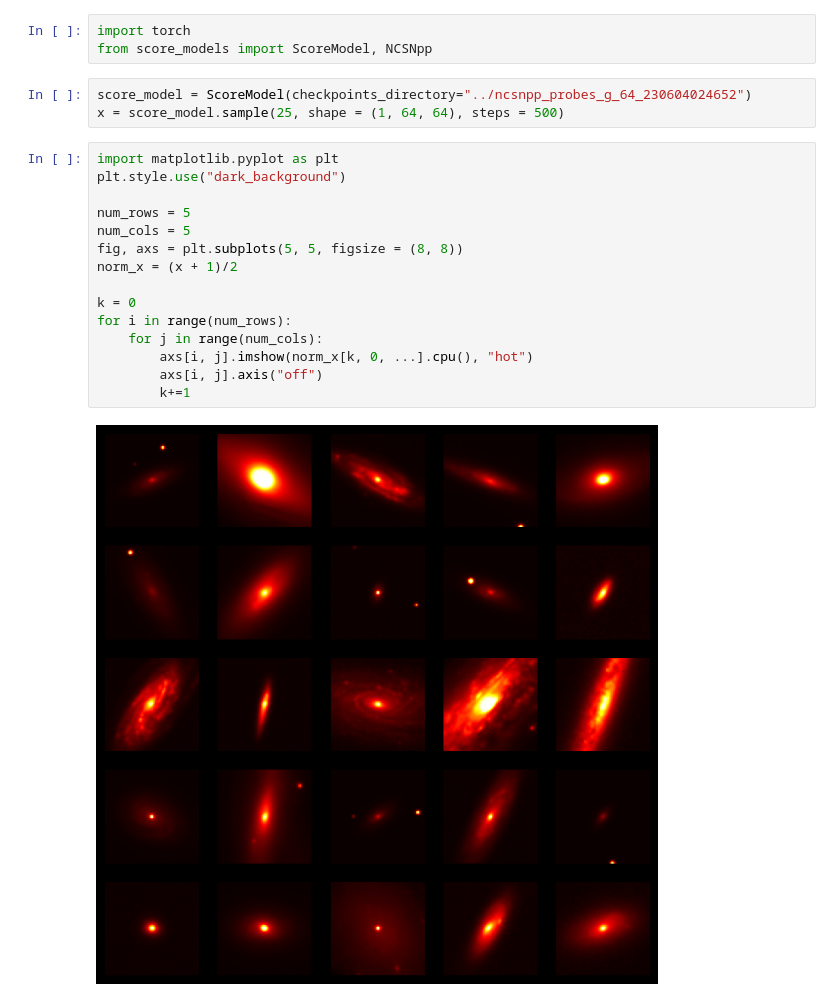
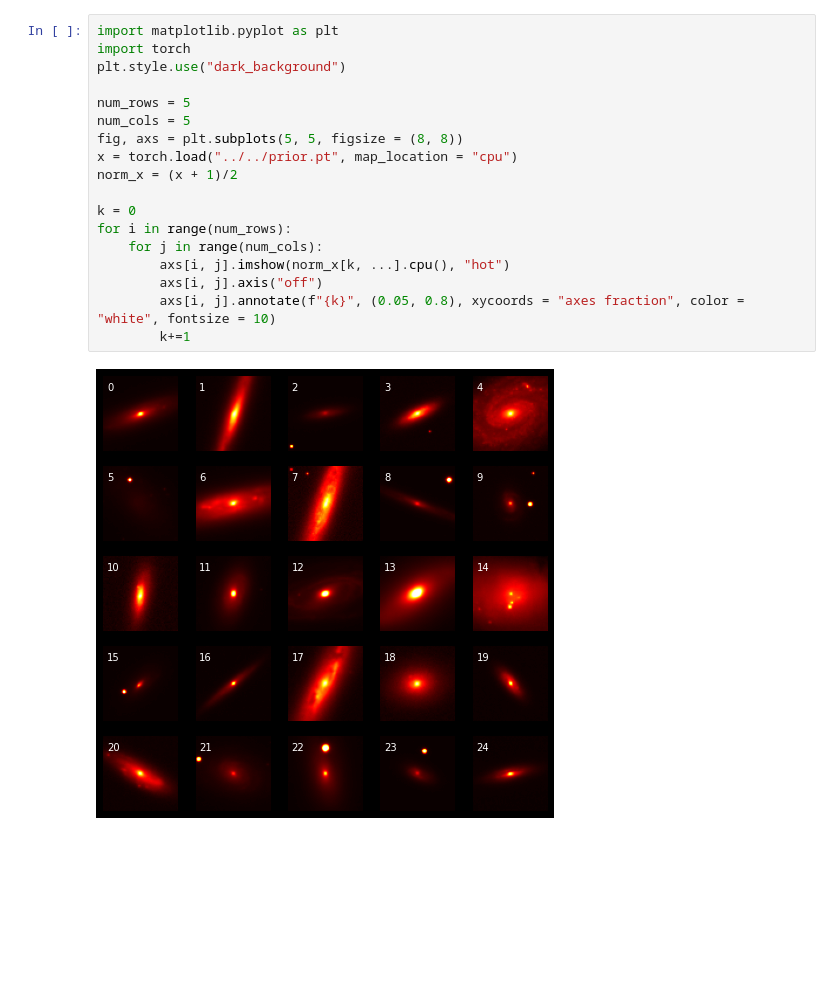
Before and after one commit to EnceladeCandy/diffusion-radio-astronomy, a Jupyter notebook: notebooks/sampling_prior.ipynb, the cells around one changed output. Drawn from its saved outputs; the diff is of its cells as text; blank space fills up the shorter version.

Commit message:
Just viewing the prior samples now

```diff
--- a/notebooks/sampling_prior.ipynb
+++ b/notebooks/sampling_prior.ipynb
@@ -1,23 +1,20 @@
-# %%
-import torch
-from score_models import ScoreModel, NCSNpp
-# %%
-score_model = ScoreModel(checkpoints_directory="../ncsnpp_probes_g_64_230604024652")
-x = score_model.sample(25, shape = (1, 64, 64), steps = 500)
 # %%
 import matplotlib.pyplot as plt
+import torch
 plt.style.use("dark_background")
 
 num_rows = 5
 num_cols = 5
 fig, axs = plt.subplots(5, 5, figsize = (8, 8))
+x = torch.load("../../prior.pt", map_location = "cpu")
 norm_x = (x + 1)/2
 
 k = 0
 for i in range(num_rows):
     for j in range(num_cols):
-        axs[i, j].imshow(norm_x[k, 0, ...].cpu(), "hot")
+        axs[i, j].imshow(norm_x[k, ...].cpu(), "hot")
         axs[i, j].axis("off")
+        axs[i, j].annotate(f"{k}", (0.05, 0.8), xycoords = "axes fraction", color = "white", fontsize = 10)
         k+=1
 # %% [output]
-[figure, old version]
+[figure, new version]
```
